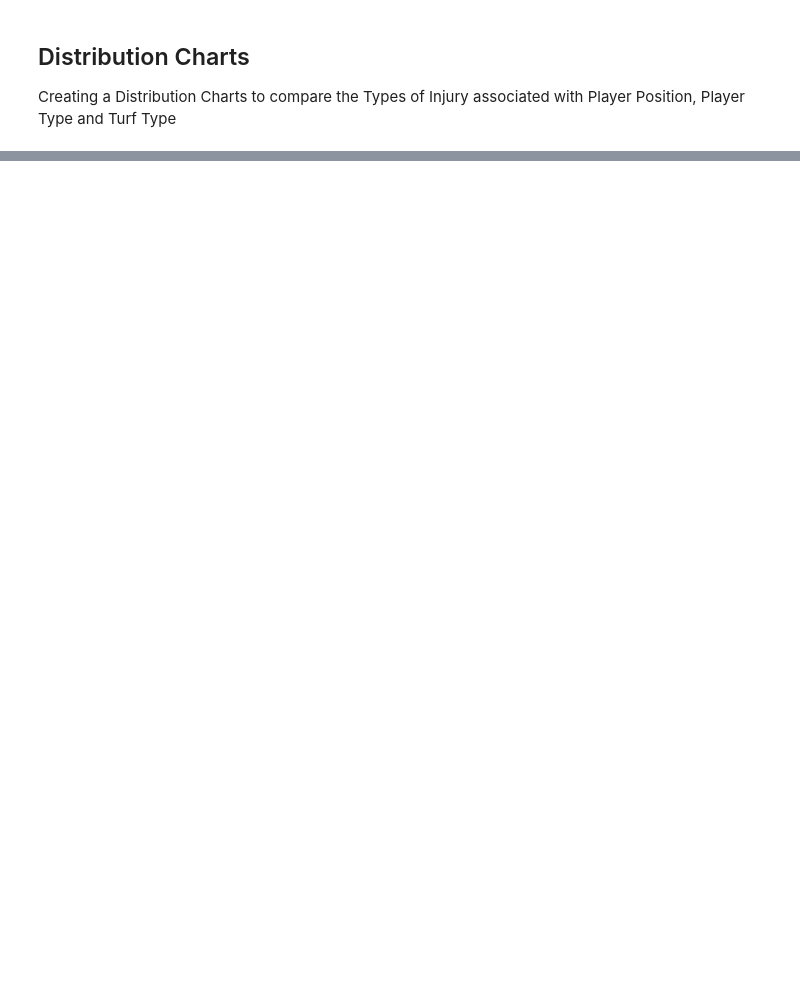
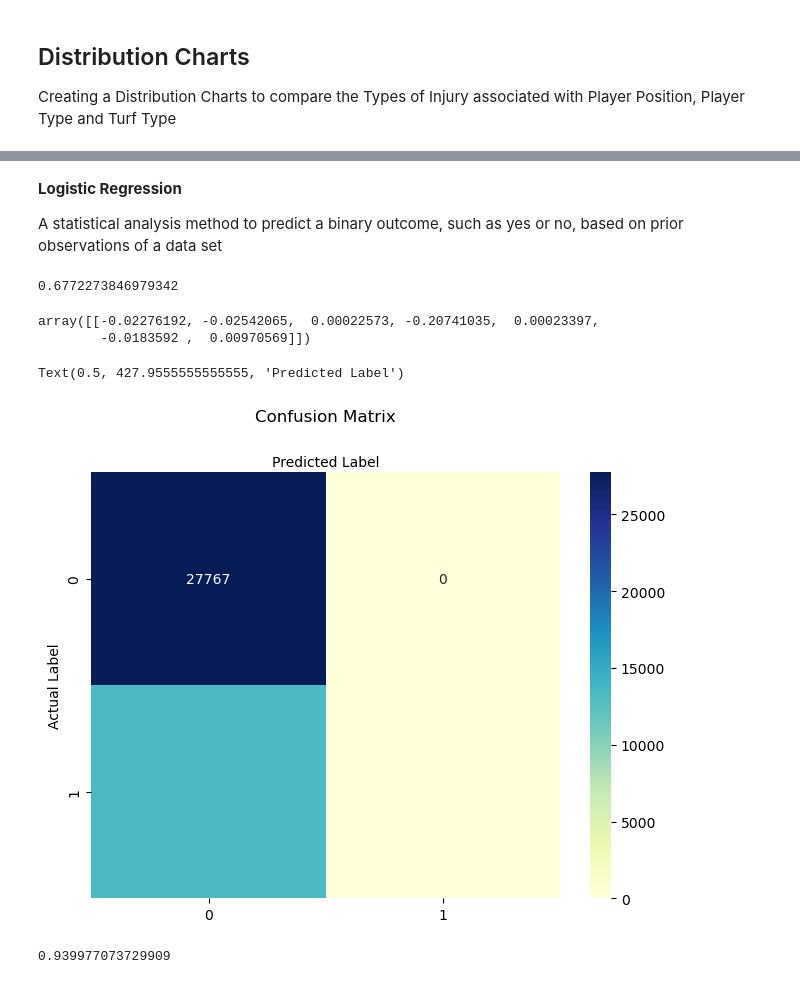
Before and after one commit to davisdw/NFL_Penalty_Injury_-_Draft_Data_Prediction, a Jupyter notebook: nfl_injury_data.ipynb, the cells around one changed output, grey strips where cells are left out. Cells and saved outputs as stored; diff of their text form; code cells hidden in the pictures; blank space fills up the shorter version.

```diff
--- a/nfl_injury_data.ipynb
+++ b/nfl_injury_data.ipynb
@@ -343,0 +520,45 @@ Models possibly be used in following:
+# %% [markdown]
+**Logistic Regression**
+
+A statistical analysis method to predict a binary outcome, such as yes or no, based on prior observations of a data set
+# %%
+# assign set of column tables to features variable except Injury column is not listed
+features = ['Multiplier', 'FieldType', 'Temperature', 'StadiumType', 'PlayerDay','PlayType_Code','Position_Code' ]
+# include features variable assigned as X variable and Injury Column seprately as Y variable
+X = agg_merge_play_inj[features]
+Y = agg_merge_play_inj['Injury']
+# create four variables for Test and Train Models for both X and Y variables
+X_Train, X_Test, Y_Train, Y_Test = train_test_split(X, Y, test_size=0.15, random_state=42)
+clf = LogisticRegression(random_state=0).fit(X_Train, Y_Train)
+y_predict_log = clf.predict(X_Test)
+# %%
+#display the Logic Regression score for both X and Y value from 0 to 100
+clf.score(X_Test, Y_Test)
+# %% [output]
+0.6772273846979342
+# %%
+#outputs the size and direction of the relationship between predictor and response variable
+clf.coef_
+# %% [output]
+array([[-0.02276192, -0.02542065,  0.00022573, -0.20741035,  0.00023397,
+        -0.0183592 ,  0.00970569]])
+# %%
+# implemented sklearn metrics libaray to utilize the confusion matrix
+# NOTE: matrix (NxN) table used for evaluating the performance of a classification model, where N is the total number of target classes
+cnf_matrix = metrics.confusion_matrix(Y_Test, y_predict_log)
+class_names = [0, 1] # sets name of class
+fig, ax = plt.subplots()
+tick_marks = np.arange(len(class_names)) #implement the class names
+#append tick marks and class names to the plot matrix
+plt.xticks(tick_marks, class_names)
+plt.yticks(tick_marks, class_names)
+#setup and create heatmap
+sns.heatmap(pd.DataFrame(cnf_matrix), annot=True, cmap="YlGnBu", fmt='g')
+ax.xaxis.set_label_position("top")
+plt.tight_layout()
+plt.title('Confusion Matrix', y=1.1)
+plt.ylabel('Actual Label')
+plt.xlabel('Predicted Label')
+# %% [output]
+Text(0.5, 427.9555555555555, 'Predicted Label')
+[figure, added]
@@ -343,0 +577,4 @@ Models possibly be used in following:
+# %%
+clf.score(X_Test, Y_Test)
+# %% [output]
+0.939977073729909
```
Also changed, not shown: parts of 34 cells of this notebook, 1 other file.
